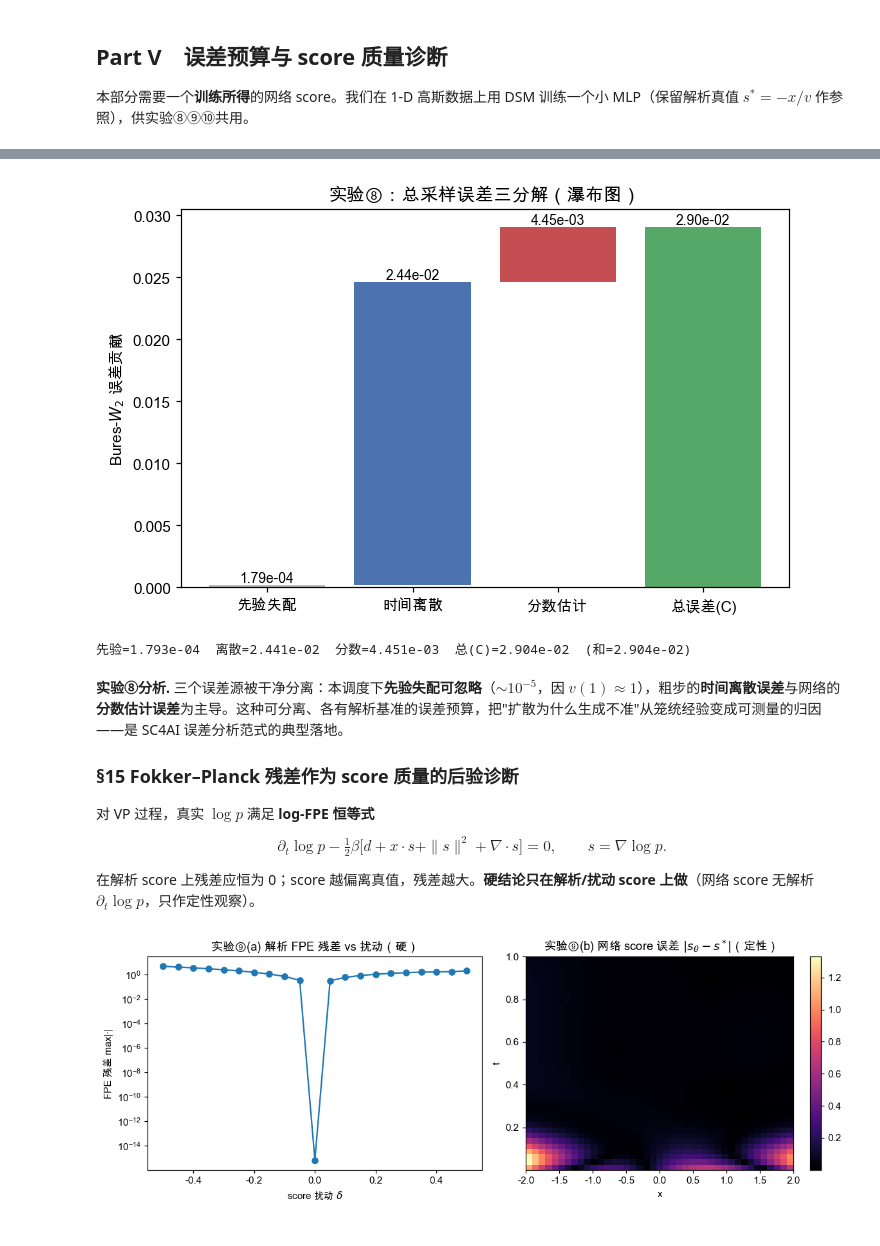
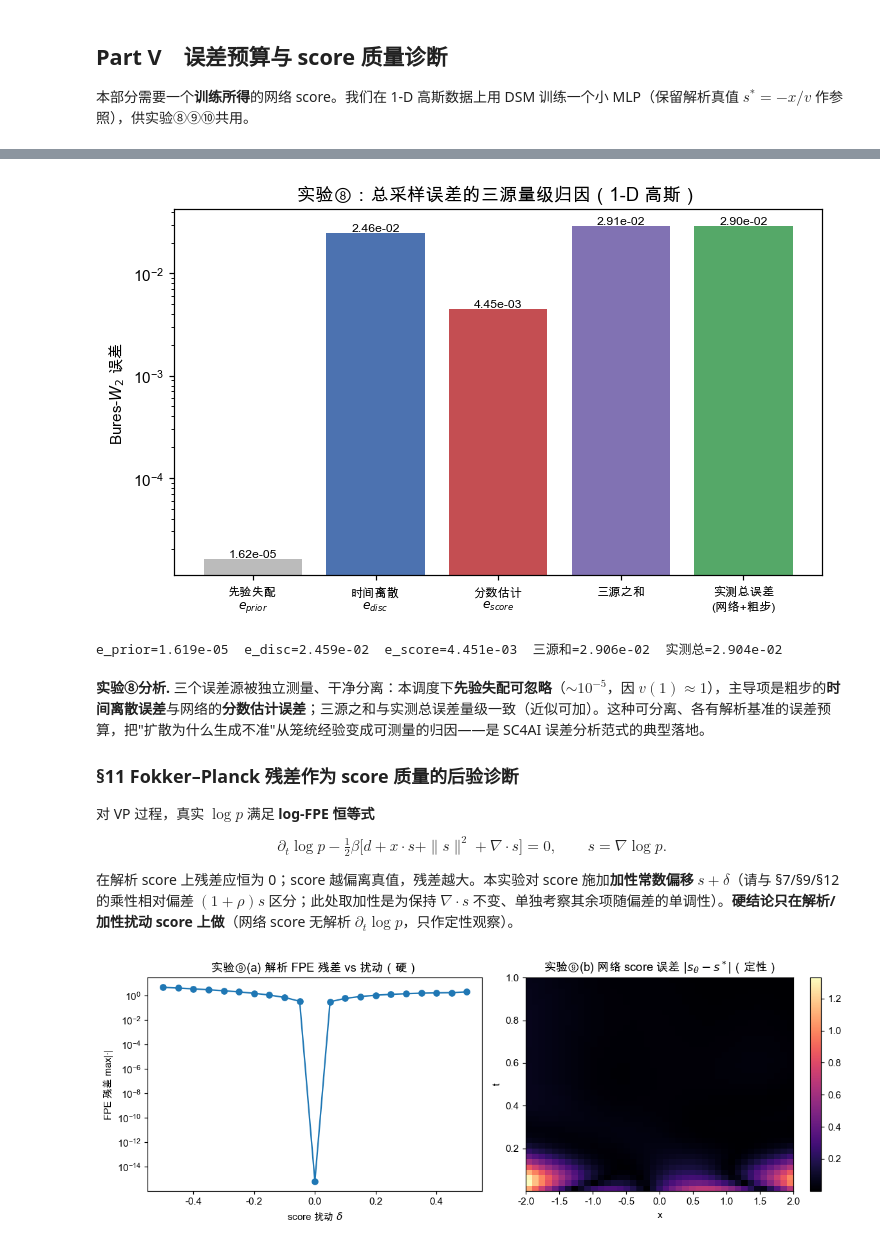
Before and after one commit to sii-nyc/Tutorial-AI4SC-SC4AI, a Jupyter notebook: Project-SC4AI-Diffusion-Sampling-NumericalAnalysis/反向扩散采样的数值分析.ipynb, the cells around one changed output, grey strips where cells are left out. Saved outputs shown, nothing was run; the diff lists cells and outputs as text; code cells hidden in the pictures.

```diff
--- a/Project-SC4AI-Diffusion-Sampling-NumericalAnalysis/反向扩散采样的数值分析.ipynb
+++ b/Project-SC4AI-Diffusion-Sampling-NumericalAnalysis/反向扩散采样的数值分析.ipynb
@@ -74,9 +74,12 @@ torch.manual_seed(dna.SEED)
 
 S0  = dna.DATA_STD     # 数据标准差 0.5
 EPS = dna.EPS          # 采样终止时间 1e-3
-DEVICE = dna.pick_device()
+# 代码 device-agnostic：MPS(Apple Silicon)/CPU 均可。为使网络实验逐位可复现，默认用 CPU
+# （小网络、秒级）；启用 MPS 只需改为 DEVICE = dna.pick_device()。解析实验为 NumPy，与设备无关。
+DEVICE = 'cpu'
 
-print('device =', DEVICE, '| torch', torch.__version__, '| mps', torch.backends.mps.is_available())
+print('网络实验 device =', DEVICE, '| 可用加速器 =', dna.pick_device(),
+      '| torch', torch.__version__, '| mps', torch.backends.mps.is_available())
 print('beta(0)=%.3f  beta(1)=%.3f  B(1)=%.4f' % (dna.beta(0.), dna.beta(1.), dna.int_beta(1.)))
 print('v(eps)=%.5f  v(1)=%.5f' % (dna.marginal_var(EPS), dna.marginal_var(1.0)))
 print('a(1)=%.4f  critical_dt(1)=2/a=%.4f' % (dna.reverse_drift_coeff(1.0), dna.critical_dt(1.0)))
@@ -466,40 +473,41 @@ $$\underbrace{W_2(\hat p_0,\,p_{\rm data})}_{\text{总误差}}\ \approx\ \underb
 # %%
-# 实验⑧：误差三分解瀑布图（1-D 高斯，解析参照）
-v_eps = dna.marginal_var(EPS)
+# 实验⑧：误差三分解（1-D 高斯，三源各自独立测量；近似可加，非严格上界）
+v_eps = dna.marginal_var(EPS); v1 = dna.marginal_var(1.0)
 w2 = lambda V: abs(np.sqrt(max(V, 0.0)) - np.sqrt(v_eps))
-N_fine, N_coarse = 2000, 20
-e_A = w2(dna.em_variance_recursion(N_fine, V_start=1.0))                 # 仅先验失配
-e_B = w2(dna.em_variance_recursion(N_coarse, V_start=1.0))               # +离散
-varC = dna.reverse_sample(net1d_score, N_coarse, 'em', n_samples=200000, dim=1, eps=EPS, seed=6).var()
-e_C = w2(varC)                                                          # +分数
-prior, disc, score = e_A, e_B - e_A, e_C - e_B
+N_coarse = 20
+V_B = dna.em_variance_recursion(N_coarse, V_start=v1)                                  # 精确score+真起点+粗步
+V_C = dna.reverse_sample(net1d_score, N_coarse, 'em', n_samples=200000, dim=1, eps=EPS, seed=6).var()
+e_prior = abs(np.sqrt(1.0) - np.sqrt(v1))                                              # 先验失配（与步数无关）
+e_disc  = w2(V_B)                                                                      # 纯离散
+e_score = abs(np.sqrt(max(V_C, 0.0)) - np.sqrt(V_B))                                   # 分数估计贡献
+e_total = w2(V_C)                                                                      # 网络+粗步 实测总误差
 
-fig, ax = plt.subplots(figsize=(6.5, 4.2))
-labels = ['先验失配', '时间离散', '分数估计', '总误差(C)']
-vals = [prior, disc, score, e_C]
-colors = ['#bbb', '#4C72B0', '#C44E52', '#55A868']
-bottoms = [0, prior, prior + disc, 0]
-for i, (lab, val, c, b) in enumerate(zip(labels, vals, colors, bottoms)):
-    ax.bar(i, val, bottom=(b if i < 3 else 0), color=c)
-    ax.text(i, (b + val) if i < 3 else val, '%.2e' % val, ha='center', va='bottom', fontsize=9)
-ax.set_xticks(range(4)); ax.set_xticklabels(labels)
-ax.set_ylabel(r'Bures-$W_2$ 误差贡献'); ax.set_title('实验⑧：总采样误差三分解（瀑布图）')
+fig, ax = plt.subplots(figsize=(6.8, 4.2))
+labels = ['先验失配\n$e_{prior}$', '时间离散\n$e_{disc}$', '分数估计\n$e_{score}$', '三源之和', '实测总误差\n(网络+粗步)']
+vals = [e_prior, e_disc, e_score, e_prior + e_disc + e_score, e_total]
+colors = ['#bbb', '#4C72B0', '#C44E52', '#8172B3', '#55A868']
+ax.bar(range(5), vals, color=colors)
+for i, v in enumerate(vals):
+    ax.text(i, v, '%.2e' % v, ha='center', va='bottom', fontsize=8)
+ax.set_xticks(range(5)); ax.set_xticklabels(labels, fontsize=8)
+ax.set_yscale('log'); ax.set_ylabel(r'Bures-$W_2$ 误差'); ax.set_title('实验⑧：总采样误差的三源量级归因（1-D 高斯）')
 plt.tight_layout(); plt.savefig('figures/fig10_error_budget.png', bbox_inches='tight'); plt.show()
-print('先验=%.3e  离散=%.3e  分数=%.3e  总(C)=%.3e  (和=%.3e)' % (prior, disc, score, e_C, prior+disc+score))
-assert abs((prior + disc + score) - e_C) < 1e-9          # 加性恒等
-assert disc > 0                                          # 粗步引入可见离散误差
+print('e_prior=%.3e  e_disc=%.3e  e_score=%.3e  三源和=%.3e  实测总=%.3e'
+      % (e_prior, e_disc, e_score, e_prior + e_disc + e_score, e_total))
+assert e_disc > 0 and e_score > 0          # 离散与分数误差均可见
+assert e_prior < e_disc                    # 本调度下先验失配可忽略
 # %% [output]
-[figure, old version]
+[figure, new version]
-先验=1.793e-04  离散=2.441e-02  分数=4.451e-03  总(C)=2.904e-02  (和=2.904e-02)
+e_prior=1.619e-05  e_disc=2.459e-02  e_score=4.451e-03  三源和=2.906e-02  实测总=2.904e-02
 # %% [markdown]
-**实验⑧分析.** 三个误差源被干净分离：本调度下**先验失配可忽略**（$\sim10^{-5}$，因 $v(1)\approx1$），粗步的**时间离散误差**与网络的**分数估计误差**为主导。这种可分离、各有解析基准的误差预算，把"扩散为什么生成不准"从笼统经验变成可测量的归因——是 SC4AI 误差分析范式的典型落地。
+**实验⑧分析.** 三个误差源被独立测量、干净分离：本调度下**先验失配可忽略**（$\sim10^{-5}$，因 $v(1)\approx1$），主导项是粗步的**时间离散误差**与网络的**分数估计误差**；三源之和与实测总误差量级一致（近似可加）。这种可分离、各有解析基准的误差预算，把"扩散为什么生成不准"从笼统经验变成可测量的归因——是 SC4AI 误差分析范式的典型落地。
 
-### §15 Fokker–Planck 残差作为 score 质量的后验诊断
+### §11 Fokker–Planck 残差作为 score 质量的后验诊断
 对 VP 过程，真实 $\log p$ 满足 **log-FPE 恒等式**
 
 $$\partial_t\log p-\tfrac12\beta\big[d+x\!\cdot\!s+\|s\|^2+\nabla\!\cdot\!s\big]=0,\qquad s=\nabla\log p.$$
 
-在解析 score 上残差应恒为 0；score 越偏离真值，残差越大。**硬结论只在解析/扰动 score 上做**（网络 score 无解析 $\partial_t\log p$，只作定性观察）。
+在解析 score 上残差应恒为 0；score 越偏离真值，残差越大。本实验对 score 施加**加性常数偏移** $s+\delta$（请与 §7/§9/§12 的乘性相对偏差 $(1+\rho)s$ 区分；此处取加性是为保持 $\nabla\!\cdot\!s$ 不变、单独考察其余项随偏差的单调性）。**硬结论只在解析/加性扰动 score 上做**（网络 score 无解析 $\partial_t\log p$，只作定性观察）。
 # %%
 # 实验⑨：FPE 残差诊断（解析/扰动=硬；网络=定性）
 xg = np.array([[0.5, -0.4], [1.0, 0.2], [-0.8, 0.6]])
```
Also changed, not shown: parts of 24 cells of this notebook, 3 other files.
